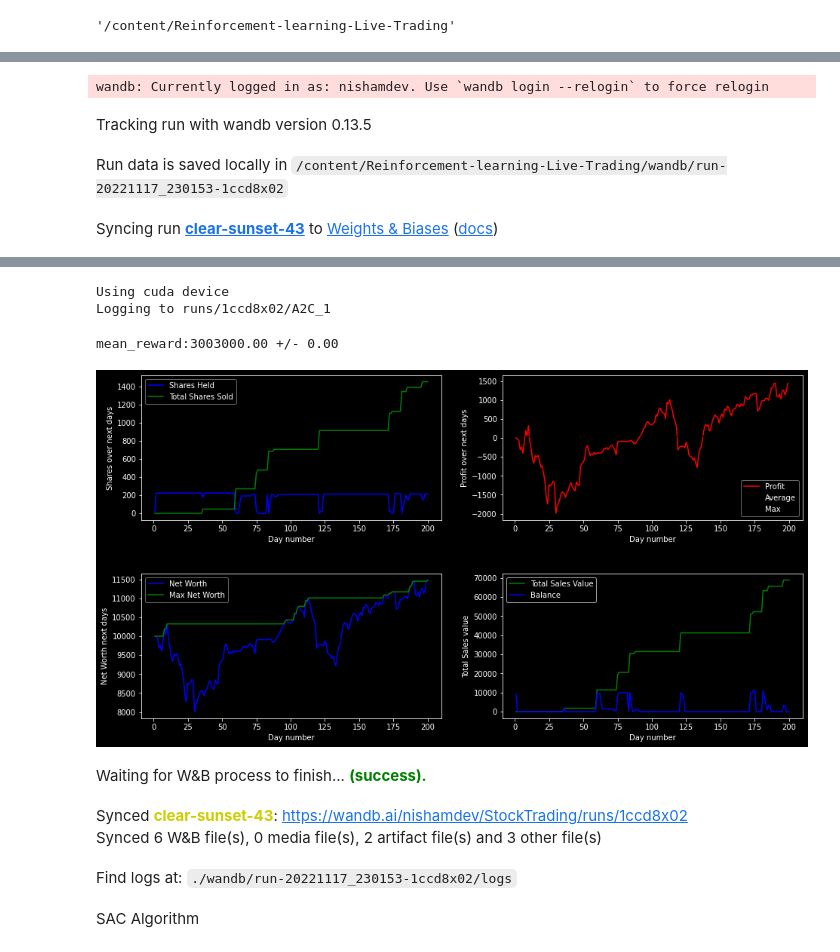
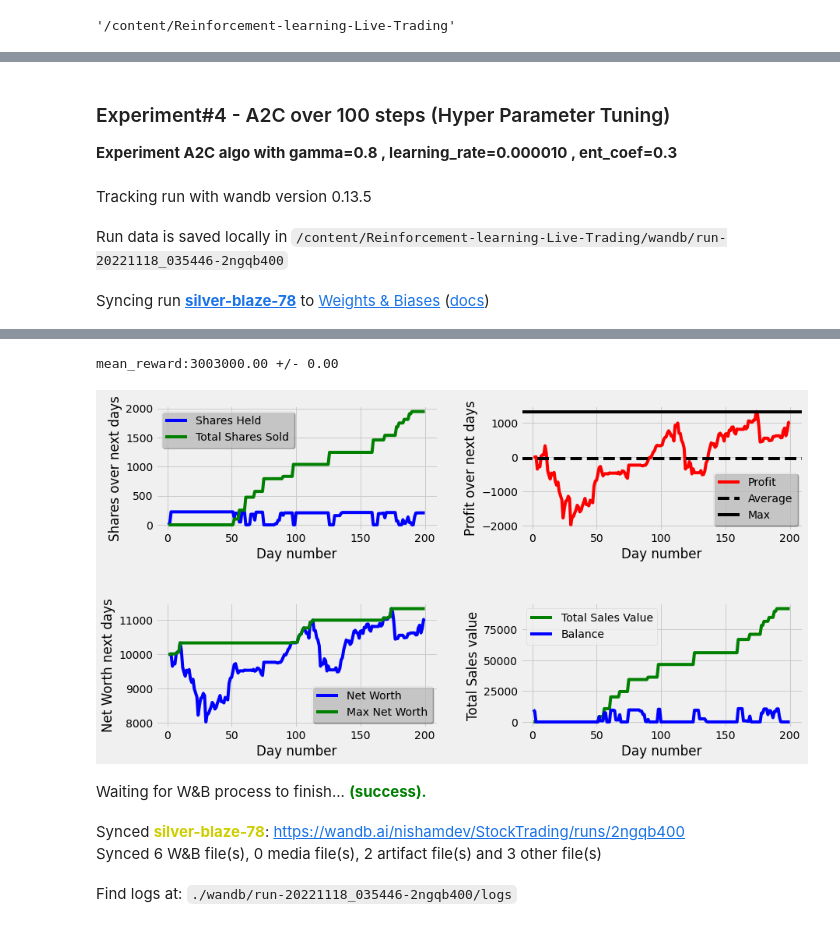
Before and after one commit to NishaMDev/Reinforcement-learning-Live-Trading, a Jupyter notebook: Stock_Trading_Notebook.ipynb, the cells around one changed output, grey strips where cells are left out. Cells and saved outputs as stored; diff of their text form; code cells hidden in the pictures.

```diff
--- a/Stock_Trading_Notebook.ipynb
+++ b/Stock_Trading_Notebook.ipynb
@@ -191,0 +187,7 @@ from stocktrade import Stocktrade
+# %%
+from stocktrade import Stocktrade
+
+if __name__ == "__main__":
+    timesteps = 100000
+    algo = "PPO"
+    Stocktrade.stocktrade(algo,timesteps)
@@ -192,7 +257,10 @@ from stocktrade import Stocktrade
 # %%
-#### 6.1 Running PPO algorithm over 10000 time steps
+#### 6.2  Running PPO algorithm over 100 time steps
+from stocktrade1 import Stocktrade
+
 if __name__ == "__main__":
     timesteps = 100000
     algo = "PPO"
-    Stocktrade.stocktrade(algo,timesteps)
+    hyper_param = True
+    Stocktrade.stocktrade(algo,timesteps,hyper_param)
 # %% [output]
@@ -240,0 +333,7 @@ A2C Algorithm
+# %%
+from stocktrade import Stocktrade
+
+if __name__ == "__main__":
+    timesteps = 100
+    algo = "A2C"
+    Stocktrade.stocktrade(algo,timesteps)
@@ -241,11 +354,17 @@ A2C Algorithm
+# %% [markdown]
+### Experiment#4 - A2C over 100 steps (Hyper Parameter Tuning)
+
+**Experiment A2C algo with gamma=0.8 , learning_rate=0.000010 , ent_coef=0.3**
 # %%
 #### 6.2  Running A2C algorithm over 100 time steps
+from stocktrade1 import Stocktrade
+
 if __name__ == "__main__":
     timesteps = 100
     algo = "A2C"
-    Stocktrade.stocktrade(algo,timesteps)
+    hyper_param = True
+    Stocktrade.stocktrade(algo,timesteps,hyper_param)
 # %% [output]
-wandb: Currently logged in as: nishamdev. Use `wandb login --relogin` to force relogin
 Tracking run with wandb version 0.13.5
-Run data is saved locally in /content/Reinforcement-learning-Live-Trading/wandb/run-20221117_230153-1ccd8x02
+Run data is saved locally in /content/Reinforcement-learning-Live-Trading/wandb/run-20221118_035446-2ngqb400
-Syncing run clear-sunset-43 to Weights & Biases (docs)
+Syncing run silver-blaze-78 to Weights & Biases (docs)
@@ -253,10 +374,6 @@ wandb: WARNING When using several event log directories, please call `wandb.tens
-Using cuda device
-Logging to runs/1ccd8x02/A2C_1
+mean_reward:3003000.00 +/- 0.00
-mean_reward:3003000.00 +/- 0.00
-[figure, old version]
+[figure, new version]
 Waiting for W&B process to finish... (success).
-Synced clear-sunset-43: https://wandb.ai/nishamdev/StockTrading/runs/1ccd8x02
+Synced silver-blaze-78: https://wandb.ai/nishamdev/StockTrading/runs/2ngqb400
 Synced 6 W&B file(s), 0 media file(s), 2 artifact file(s) and 3 other file(s)
-Find logs at: ./wandb/run-20221117_230153-1ccd8x02/logs
+Find logs at: ./wandb/run-20221118_035446-2ngqb400/logs
-# %% [markdown]
-SAC Algorithm
```
Also changed, not shown: parts of 27 cells of this notebook.
